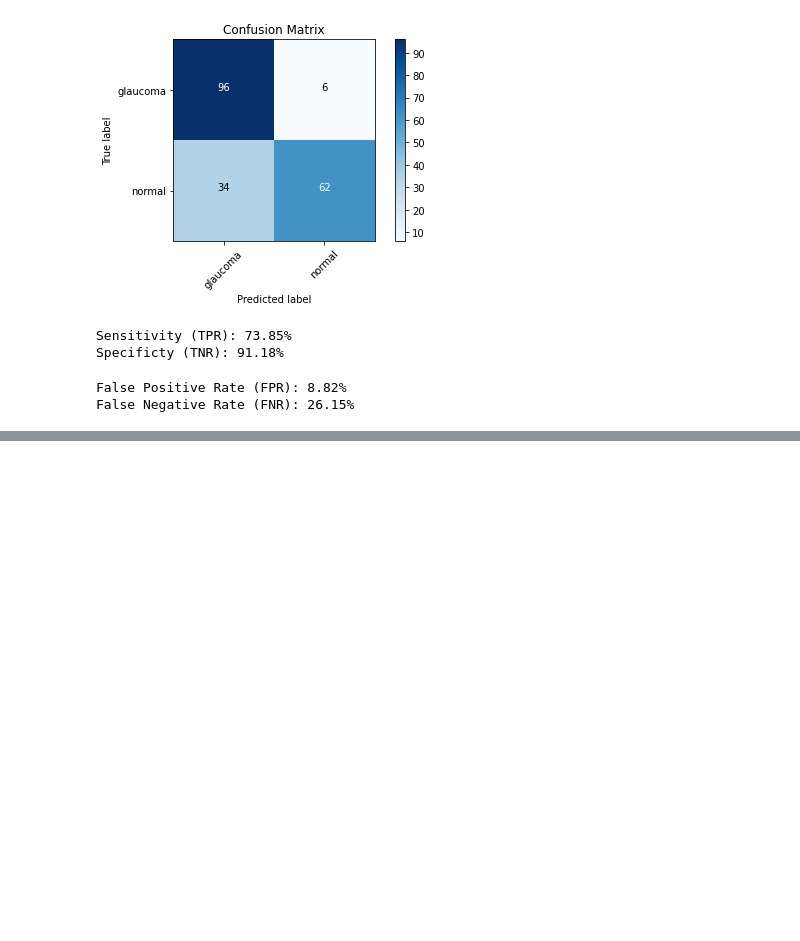
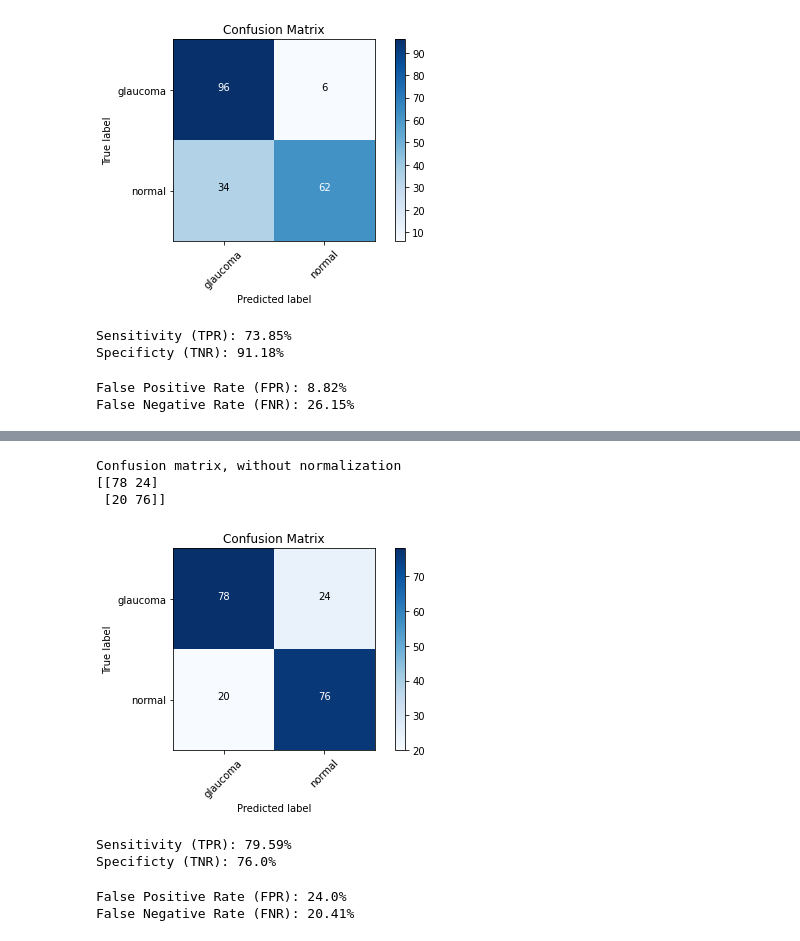
Before and after one commit to ethanrasmussen/ocularimg_test, a Jupyter notebook: glaucoma_model.ipynb, the cells around one changed output, grey strips where cells are left out. Saved outputs shown, nothing was run; the diff lists cells and outputs as text; code cells hidden in the pictures; blank space fills up the shorter version.

Commit message:
completed 2nd glaucoma model

```diff
--- a/glaucoma_model.ipynb
+++ b/glaucoma_model.ipynb
@@ -465,0 +612,6 @@ False Negative Rate (FNR): 26.15%
+# %%
+from keras.models import load_model
+model_2 = load_model('./vgg16_glaucoma_2.h5')
+# %%
+test_generator2.reset()
+pred_2 = model_2.predict_generator(test_gen,verbose=1,steps=test_gen.samples/batch_size)
@@ -465,0 +620,8 @@ False Negative Rate (FNR): 26.15%
+# %%
+predicted_class_idx2=np.argmax(pred_2,axis=1)
+valid_labels2 = dict((value,key) for key,value in valid_generator2.class_indices.items())
+pred_labels2 = [valid_labels[key] for key in predicted_class_idx2]
+
+filenames2 = test_generator2.filenames
+prediction_df2 = pd.DataFrame({'Filename': filenames2,'Prediction': [valid_labels[key] for key in predicted_class_idx2]})
+prediction_df2.head()
@@ -465,0 +651,23 @@ False Negative Rate (FNR): 26.15%
+# %%
+plot_confusion_matrix(cm=confusion_matrix(test_generator2.labels, predicted_class_idx2), classes=['glaucoma', 'normal'], title='Confusion Matrix')
+# %% [output]
+Confusion matrix, without normalization
+[[78 24]
+ [20 76]]
+[figure, added]
+# %%
+print(
+    "Sensitivity (TPR): {}%\n"
+    "Specificty (TNR): {}%".format(round(((78/(78+20))*100), 2), round(((76/(76+24))*100), 2))
+)
+# %% [output]
+Sensitivity (TPR): 79.59%
+Specificty (TNR): 76.0%
+# %%
+print(
+    "False Positive Rate (FPR): {}%\n"
+    "False Negative Rate (FNR): {}%".format(round(((1-(76/(76+24)))*100), 2), round(((1-(78/(78+20)))*100), 2))
+)
+# %% [output]
+False Positive Rate (FPR): 24.0%
+False Negative Rate (FNR): 20.41%
```
Also changed, not shown: parts of 9 cells of this notebook.
